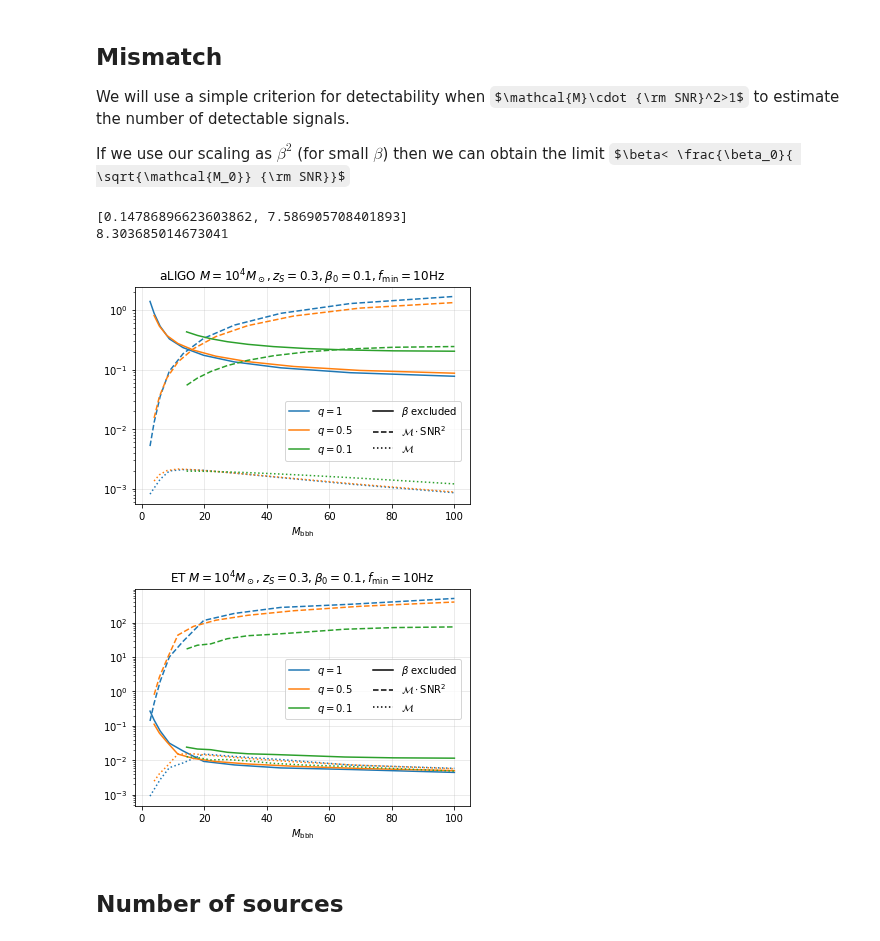
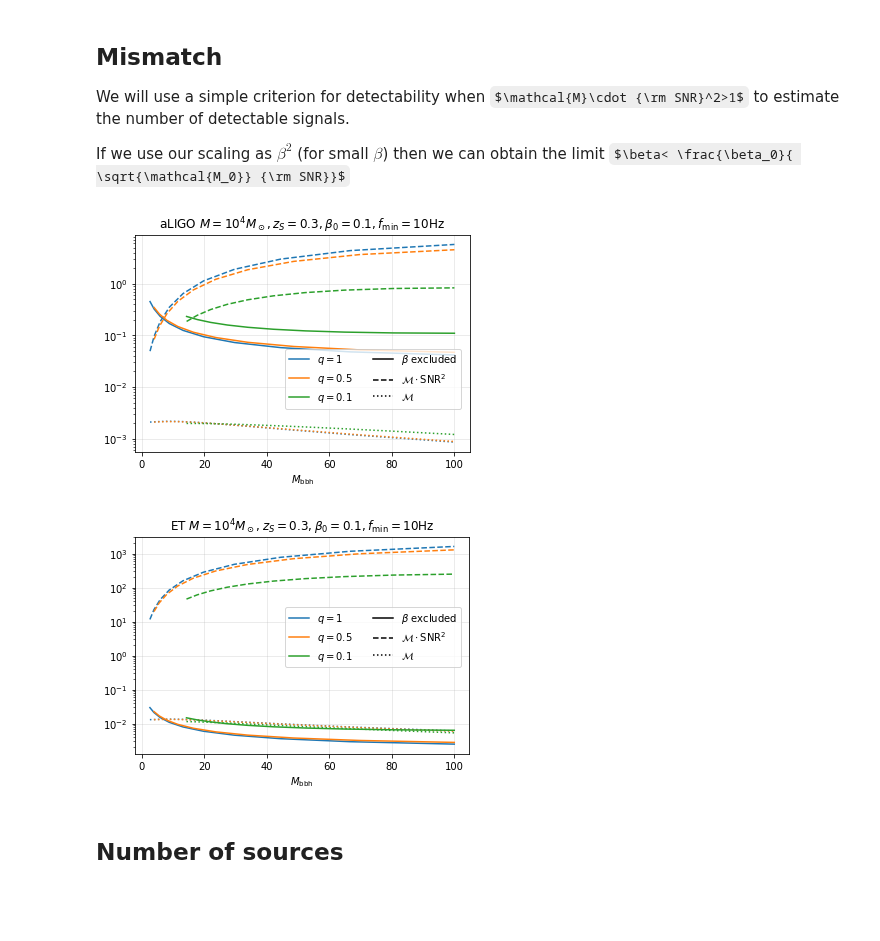
Before and after one commit to Richard-Sti/GSHE_public, a Jupyter notebook: scripts/prospective_constraints.ipynb, the cells around one changed output. Saved outputs shown, nothing was run; the diff lists cells and outputs as text; code cells hidden in the pictures; some formulas as TeX source; blank space fills up the shorter version.

```diff
--- a/scripts/prospective_constraints.ipynb
+++ b/scripts/prospective_constraints.ipynb
@@ -84,6 +87,8 @@ fig.tight_layout()
 # %%
+reload(fc)
+
 #fill an array
-dups_obs_dmu = np.zeros_like(ups_obs_arr)
+dups_obs_dmu = fc.d_ups_obs_dmu(fc.ups_obs_arr,fc.mu_min_arr)
 
 fig, ax = plt.subplots()
 lines = []
@@ -93,11 +98,9 @@ cbar = fig.colorbar(plt.cm.ScalarMappable(norm=mu_min_norm, cmap='viridis'), ax=
 cmap = plt.cm.get_cmap('viridis')
 
 for i in range(0,len(mu_min_arr)-1):
-    tmp = (ups_obs_arr[i+1]-ups_obs_arr[i])/(mu_min_arr[i+1]-mu_min_arr[i])
-    dups_obs_dmu[i,:] = tmp
 
     mu_min = mu_min_arr[i]
-    line, = ax.loglog(betalims, np.abs(tmp), c=cmap(mu_min_norm(mu_min)))
+    line, = ax.loglog(betalims, np.abs(dups_obs_dmu[i,:]), c=cmap(mu_min_norm(mu_min)))
     lines.append(line)
 
 cbar.set_label(r'$\mu_{\rm min}$')
@@ -258,63 +138,10 @@ def t_merge(M,f0,eta=0.25, unit = 'y'):
-# %%
-import pandas as pd
-from scipy.interpolate import interp1d
-
-psd_ligo_read=pd.read_csv("../../glow/lensing_code/notebooks/sensitivities/aplus.txt", sep=" ", header=None ,index_col=None)
-psd_ligo_arr=np.transpose(psd_ligo_read.to_numpy(dtype=float))
-psd2=interp1d(psd_ligo_arr[0],psd_ligo_arr[1],kind='linear', fill_value='extrapolate')
-
-psd_et_read = pd.read_csv("../../glow/lensing_code/notebooks/sensitivities/et.txt", sep=" ", header=None ,index_col=None)
-psd_et_arr=np.transpose(psd_et_read.to_numpy(dtype=float))
-psd_et2=interp1d(psd_et_arr[0],psd_et_arr[1],kind='linear', fill_value='extrapolate')
-
-
-def psd_ligo(f):
-    '''Power spectral density from https://dcc.ligo.org/LIGO-T1500293/public'''
-    return float(psd2(f)**2)
-
-def psd_et(f):
-    '''Power spectral density for ET'''
-    return float(psd_et2(f)**2)
-
-psd_ligo=np.vectorize(psd_ligo)
-psd_et = np.vectorize(psd_et)
-
-
-def mismatch_gshe(M_bbh, q=1,M_fid = 1e4,bt_fid = 1, zS_waveform=0.3,f_low=10, f_max_wrt_isco=10,n_sample=5,psd_fun = psd_ligo):
-    '''compute the fiducial mismatch and SNR'''
-
-    t_obs= 1/12/30/24/60/2
-
-    fs, hx, hp = waveform(M_bbh, q=q, z=zS_waveform, t_obs=t_obs, f_max_wrt_isco=f_max_wrt_isco, n_sample=n_sample)
-
-    fs = hx.sample_frequencies
-    delta_f = fs[1]-fs[0]
-
-    psd = pycbc.types.frequencyseries.FrequencySeries(psd_fun(fs), delta_f)
-    snr0 = pycbc.filter.matched_filter(hp, hp, psd=psd, low_frequency_cutoff=f_low)
-
-    f0_fid = bt_fid/(M_fid*1e-5) #in Hz
-
-    F_gshe = np.exp(2*np.pi*1j*f0_fid/(fs))
-    F_gshe[F_gshe==np.nan]=1
-
-    h_gshe = pycbc.types.frequencyseries.FrequencySeries(F_gshe*hx, delta_f)
-
-    mismatch_fid = 1-optimized_match(hx, h_gshe, psd = psd,low_frequency_cutoff=f_low)[0]
-
-    return [mismatch_fid, np.abs(snr0)[0]]
-
-print(mismatch_gshe(10))
-# %% [output]
-[0.14786896623603862, 7.586905708401893]
-8.303685014673041
 # %%
 m_min = 1.3
 bt_fid = 0.1
 zS = 0.3
 for i,q in enumerate([1,0.5,0.1]):
     Mbbh = np.geomspace(m_min*(1+1/q),100,10)
-    dat = [mismatch_gshe(M,q=q,f_low=10,bt_fid=bt_fid,zS_waveform=zS,psd_fun=psd_ligo) for M in Mbbh]
+    dat = [fc.mismatch_gshe(M,q=q,fmin=10,bt_fid=bt_fid,z=zS,psd_fun=psd_ligo) for M in Mbbh]
     dat = np.array(dat)
     plt.semilogy(Mbbh,dat[:,0]*dat[:,1]**2,'--',c='C%i'%i)
     plt.plot(Mbbh,dat[:,0],':',c='C%i'%i)
@@ -329,29 +156,29 @@ plt.xlabel(r"$M_{\rm bbh}$")
 plt.title(r"aLIGO $M=10^4M_\odot, z_S=%g,\beta_0 =%g,f_{\rm min}=10$Hz"%(zS,bt_fid))
 plt.grid(alpha=0.3)
 # %% [output]
-[figure, old version]
+[figure, new version]
 # %%
 m_min = 1.3
 bt_fid = 0.1
 zS = 0.3
 for i,q in enumerate([1,0.5,0.1]):
     Mbbh = np.geomspace(m_min*(1+1/q),100,10)
-    dat = [mismatch_gshe(M,q=q,f_low=10,bt_fid=bt_fid,zS_waveform=zS,psd_fun=psd_et) for M in Mbbh]
+    dat = [mismatch_gshe(M,q=q,fmin=10,bt_fid=bt_fid,z=zS,psd_fun=psd_et) for M in Mbbh]
     dat = np.array(dat)
     plt.semilogy(Mbbh,dat[:,0]*dat[:,1]**2,'--',c='C%i'%i)
     plt.plot(Mbbh,dat[:,0],':',c='C%i'%i)
     plt.plot(Mbbh,bt_fid/np.sqrt(dat[:,0])/dat[:,1],'-',label='$q=%g$'%q,c='C%i'%i)
 
 plt.plot([],'k-',label=r'$\beta$ excluded')
 plt.plot([],'k--',label=r'$\mathcal{M}\cdot{\rm SNR}^2$')
 plt.plot([],'k:',label=r'$\mathcal{M}$')
 
 plt.legend(ncol=2,loc=(0.45,0.4))
 plt.xlabel(r"$M_{\rm bbh}$")
 plt.title(r"ET $M=10^4M_\odot, z_S=%g,\beta_0 =%g,f_{\rm min}=10$Hz"%(zS,bt_fid))
 plt.grid(alpha=0.3)
 # %% [output]
-[figure, old version]
+[figure, new version]
 # %% [markdown]
 ## Number of sources
 # %% [markdown]
```
Also changed, not shown: parts of 41 cells of this notebook, 1 other file.
